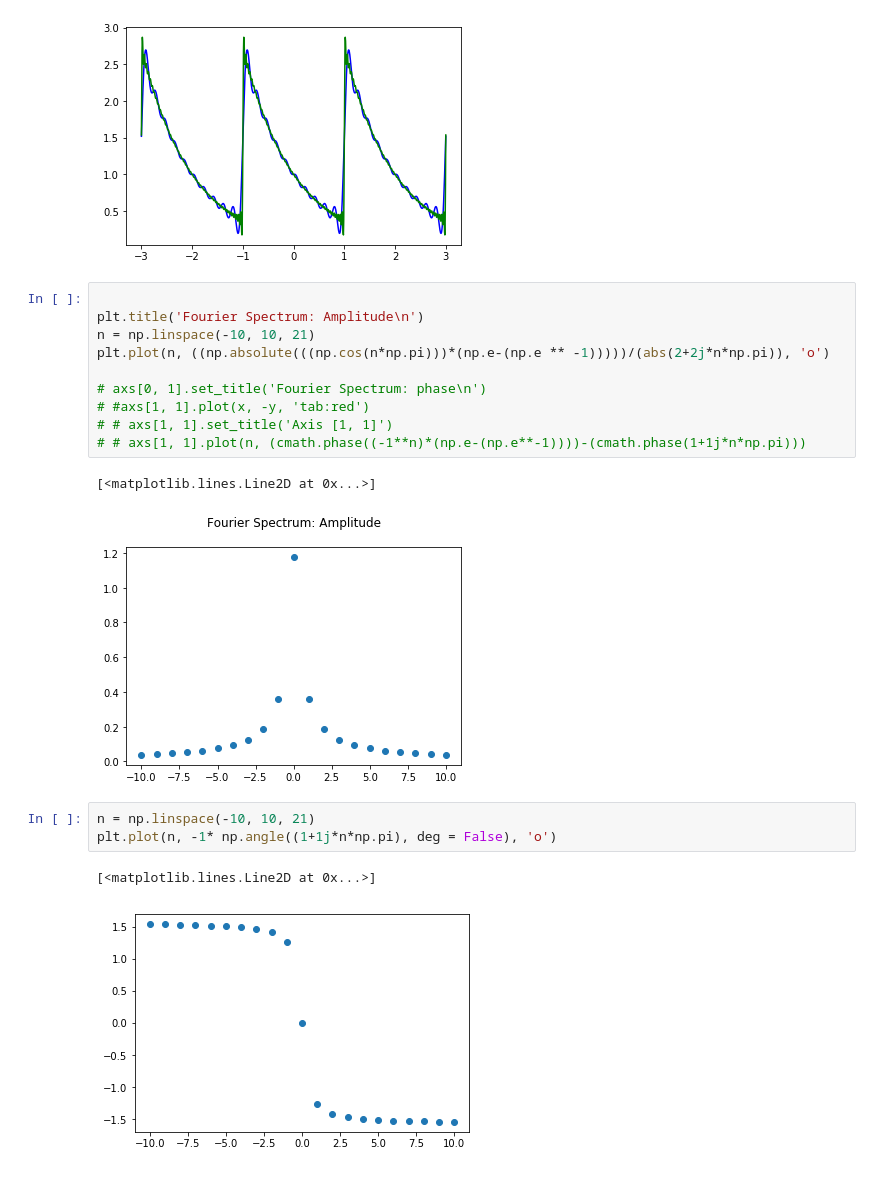
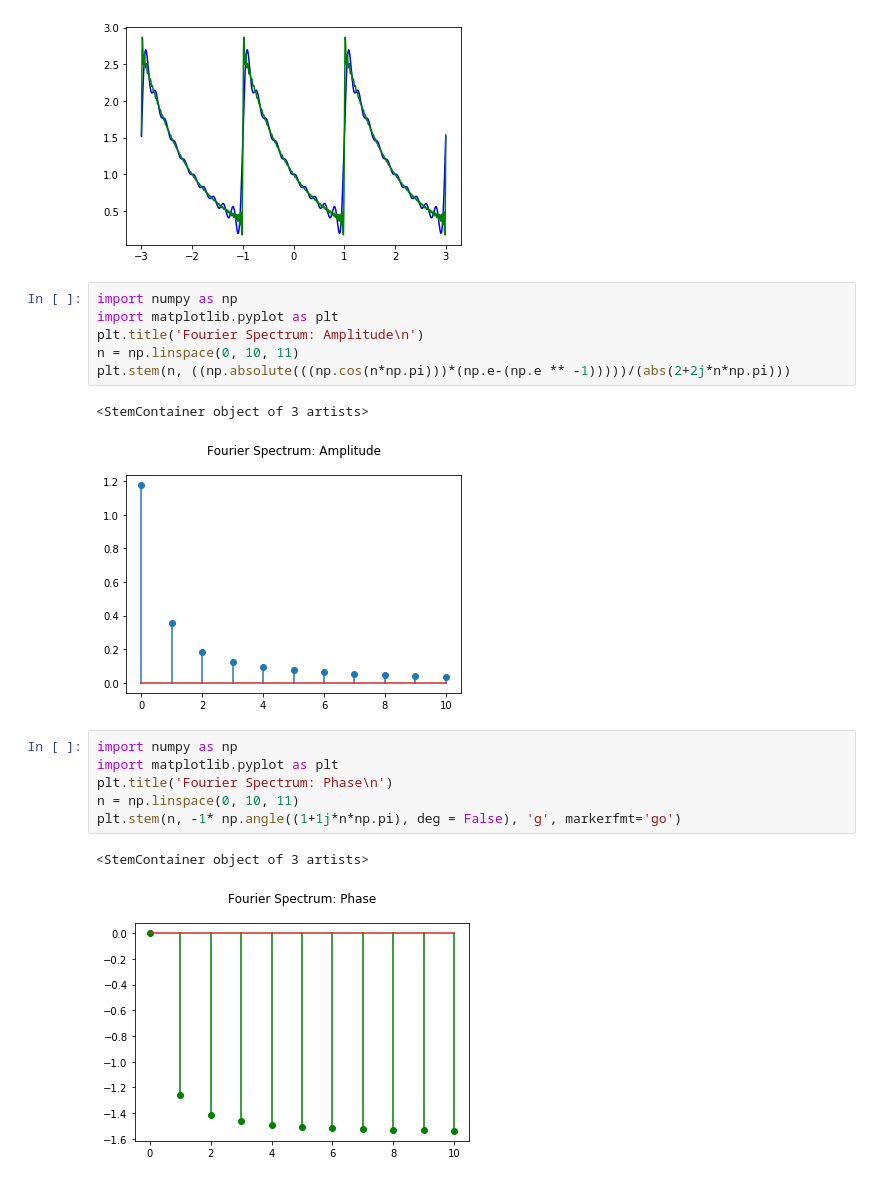
Before and after one commit to xusophia/EE313, a Jupyter notebook: EE313_HW6.ipynb, the cells around one changed output. Drawn from its saved outputs; the diff is of its cells as text.

Commit message:
changed spectrum plots to be stem plots bc TA said so

```diff
--- a/EE313_HW6.ipynb
+++ b/EE313_HW6.ipynb
@@ -35,21 +35,20 @@ y = np.e ** -t
 # %% [output]
 [figure]
 # %%
-
+import numpy as np
+import matplotlib.pyplot as plt
 plt.title('Fourier Spectrum: Amplitude\n')
-n = np.linspace(-10, 10, 21)
-plt.plot(n, ((np.absolute(((np.cos(n*np.pi)))*(np.e-(np.e ** -1)))))/(abs(2+2j*n*np.pi)), 'o')
-
-# axs[0, 1].set_title('Fourier Spectrum: phase\n')
-# #axs[1, 1].plot(x, -y, 'tab:red')
-# # axs[1, 1].set_title('Axis [1, 1]')
-# # axs[1, 1].plot(n, (cmath.phase((-1**n)*(np.e-(np.e**-1))))-(cmath.phase(1+1j*n*np.pi)))
+n = np.linspace(0, 10, 11)
+plt.stem(n, ((np.absolute(((np.cos(n*np.pi)))*(np.e-(np.e ** -1)))))/(abs(2+2j*n*np.pi)))
 # %% [output]
-[<matplotlib.lines.Line2D at 0x...>]
+<StemContainer object of 3 artists>
-[figure, old version]
+[figure, new version]
 # %%
-n = np.linspace(-10, 10, 21)
-plt.plot(n, -1* np.angle((1+1j*n*np.pi), deg = False), 'o')
+import numpy as np
+import matplotlib.pyplot as plt
+plt.title('Fourier Spectrum: Phase\n')
+n = np.linspace(0, 10, 11)
+plt.stem(n, -1* np.angle((1+1j*n*np.pi), deg = False), 'g', markerfmt='go')
 # %% [output]
-[<matplotlib.lines.Line2D at 0x...>]
+<StemContainer object of 3 artists>
-[figure, old version]
+[figure, new version]
```
Also changed, not shown: parts of 1 cell of this notebook.
